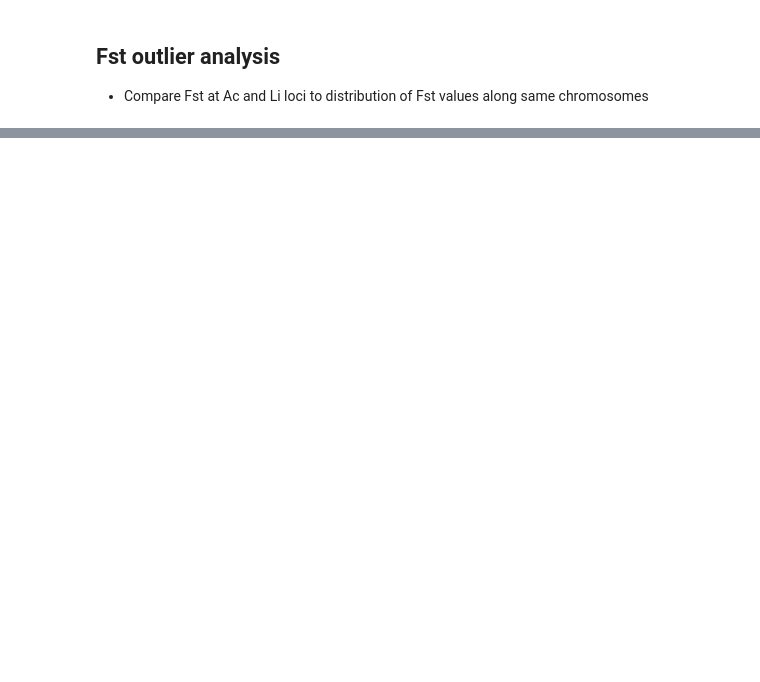
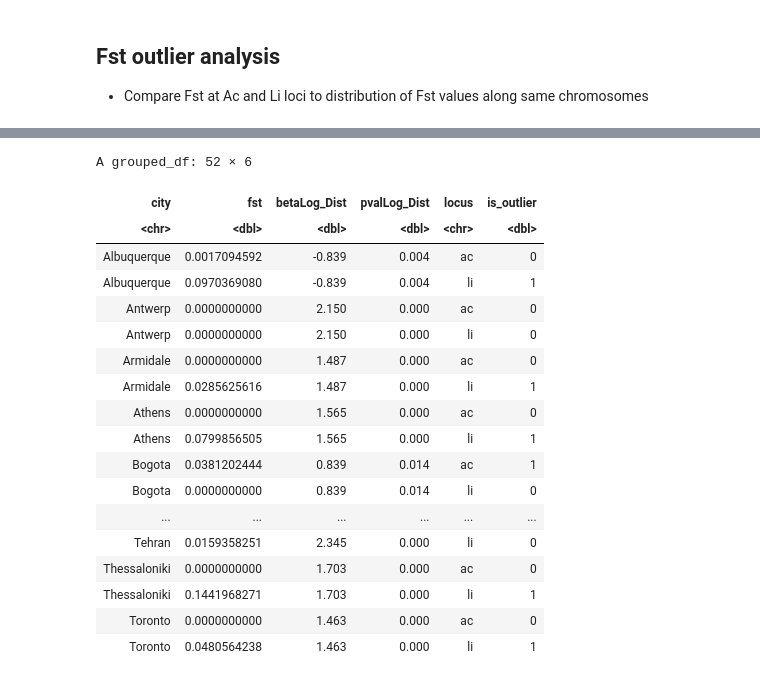
Before and after one commit to James-S-Santangelo/glue_pc, a Jupyter notebook: genomic-analyses/notebooks/hcn_loci.r.ipynb, the cells around one changed output, grey strips where cells are left out. Cells and saved outputs as stored; diff of their text form; code cells hidden in the pictures; blank space fills up the shorter version.

```diff
--- a/genomic-analyses/notebooks/hcn_loci.r.ipynb
+++ b/genomic-analyses/notebooks/hcn_loci.r.ipynb
@@ -195,7 +253,7 @@ load_obs_fst <- function(path){
     return(df)
 }
 # %%
-inpath <- '../results/angsd/summary_stats/fst/fst1/'
+inpath <- '../../../results/angsd/summary_stats/fst/fst1/'
 obs_fst_df <- list.files(inpath, pattern = '.*_(ac|li)_4fold_r_u_fst1_readable.fst', recursive = TRUE)  %>%
     map_dfr(., load_obs_fst)
 head(obs_fst_df)
@@ -202,7 +269,0 @@ head(obs_fst_df)
-# %%
-# Total number of sites and number of sites with non zero Fst by city and locus
-numSites_fst <- obs_fst_df %>%
-    group_by(city, locus) %>%
-    mutate(non_zero = ifelse(fst != 0, 1, 0)) %>%
-    summarise(nSites = n(),
-              num_nonZero = sum(non_zero, na.rm = TRUE))
@@ -253,5 +270,5 @@ plot_fst_dist <- function(ac_li_df, neutral_fst_df, locus_sub){
 # %%
-get_quantile <- function(df, probs = c(0.99)){
+get_quantile <- function(df, probs = c(0.975)){
 
     city <- df %>% pull(city) %>% unique()
     locus <- df %>% pull(locus) %>% unique()
@@ -278,0 +291,23 @@ file.create(snakemake@output[[1]])
+# %%
+all_stats_df %>%
+    dplyr::select(city, fst, betaLog_Dist, pvalLog_Dist, locus, is_outlier)
+# %% [output]
+A grouped_df: 52 × 6
+| city | fst | betaLog_Dist | pvalLog_Dist | locus | is_outlier |
+| <chr> | <dbl> | <dbl> | <dbl> | <chr> | <dbl> |
+| Albuquerque | 0.0017094592 | -0.839 | 0.004 | ac | 0 |
+| Albuquerque | 0.0970369080 | -0.839 | 0.004 | li | 1 |
+| Antwerp | 0.0000000000 | 2.150 | 0.000 | ac | 0 |
+| Antwerp | 0.0000000000 | 2.150 | 0.000 | li | 0 |
+| Armidale | 0.0000000000 | 1.487 | 0.000 | ac | 0 |
+| Armidale | 0.0285625616 | 1.487 | 0.000 | li | 1 |
+| Athens | 0.0000000000 | 1.565 | 0.000 | ac | 0 |
+| Athens | 0.0799856505 | 1.565 | 0.000 | li | 1 |
+| Bogota | 0.0381202444 | 0.839 | 0.014 | ac | 1 |
+| Bogota | 0.0000000000 | 0.839 | 0.014 | li | 0 |
+| ... | ... | ... | ... | ... | ... |
+| Tehran | 0.0159358251 | 2.345 | 0.000 | li | 0 |
+| Thessaloniki | 0.0000000000 | 1.703 | 0.000 | ac | 0 |
+| Thessaloniki | 0.1441968271 | 1.703 | 0.000 | li | 1 |
+| Toronto | 0.0000000000 | 1.463 | 0.000 | ac | 0 |
+| Toronto | 0.0480564238 | 1.463 | 0.000 | li | 1 |
```
Also changed, not shown: parts of 25 cells of this notebook.
